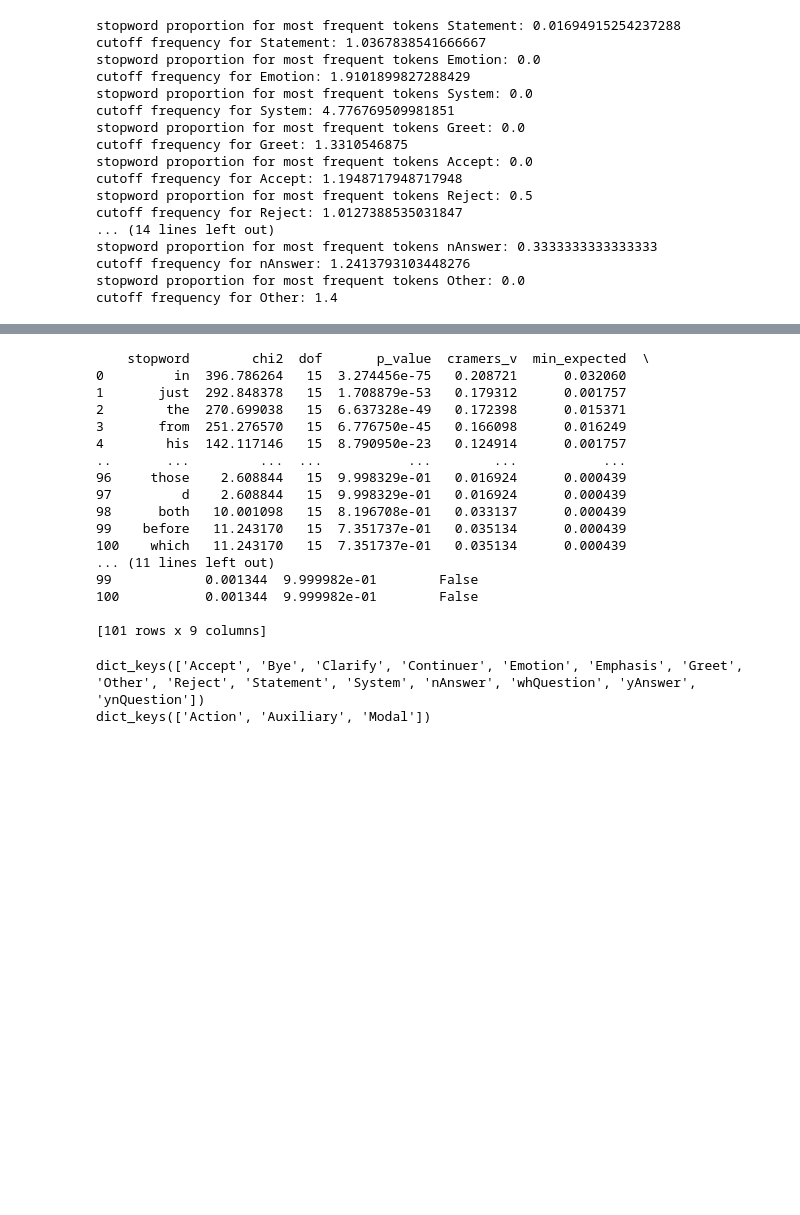
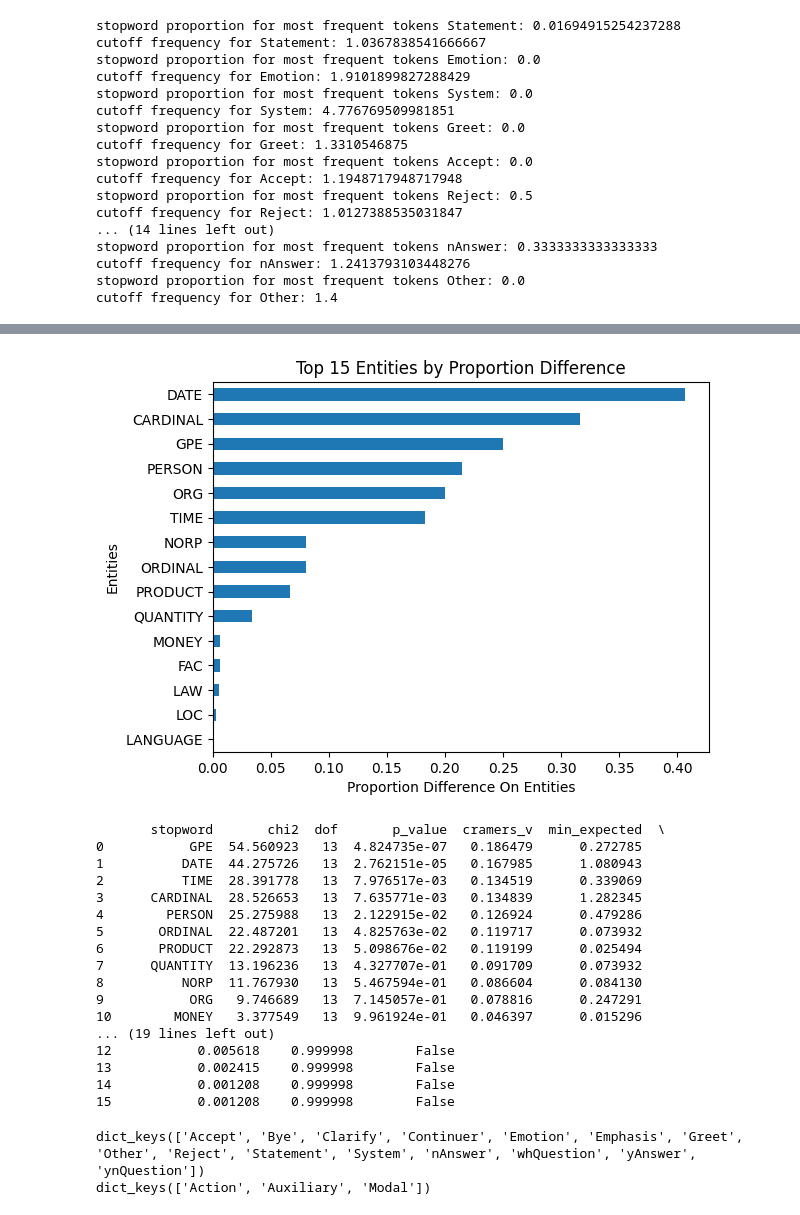
Before and after one commit to NevaEvar/NLP_Final_Project, a Jupyter notebook: Main.ipynb, the cells around one changed output, grey strips where cells are left out. Cells and saved outputs as stored; diff of their text form; code cells hidden in the pictures; blank space fills up the shorter version.

```diff
--- a/Main.ipynb
+++ b/Main.ipynb
@@ -235,37 +239,47 @@ No stopwords found at distance 1 from named entity EVENT
 # %%
 # task 3.3
 # H0: stopwords are uniformly distributed across named entities
 # H1: stopwords are not uniformly distributed across named entities
 sortEntities = sorted(entities, key = lambda x: x[1])  # Sort by entity label
 # dictionary of stopwords occuring at distance 1 from named entity
 entGroupsM = defaultdict(list)
 for i in sortEntities:
-    entGroupsM[i[1]].extend(i[3]) # stop words at distance 1
-    entGroupsM[i[1]].extend(i[4]) # normal words at distance 1
+    for j in range(len(i[3])): # extends for the amount of stop words found in entity
+        entGroupsM[i[2]].extend([i[1]]) # saves the entity label
+
+propDfEnt, propDfTotalsEnt = stopwordStats.ProportionalityMatrixEntity(entGroupsM)
+# statistical values for hypothesis testing
+
+diffEnt = propDfEnt.max(axis = 0) - propDfEnt.min(axis = 0)
+top15Ent = diffEnt.sort_values(ascending=False).head(15)
+top15Ent.sort_values(ascending = True).plot(kind='barh')
+plt.xlabel('Proportion Difference On Entities')
+plt.ylabel('Entities')
+plt.title('Top 15 Entities by Proportion Difference')
+plt.show()
 
 
-propDfEnt, propDfTotalsEnt = stopwordStats.ProportionalityMatrix(entGroupsM)
-# statistical values for hypothesis testing
 resultsEnt = stats.MatrixStatistics(propDfEnt, propDfTotalsEnt)
 print(resultsEnt)
 # %% [output]
+[figure, added]
-    stopword        chi2  dof       p_value  cramers_v  min_expected  \
-0         in  396.786264   15  3.274456e-75   0.208721      0.032060
-1       just  292.848378   15  1.708879e-53   0.179312      0.001757
-2        the  270.699038   15  6.637328e-49   0.172398      0.015371
-3       from  251.276570   15  6.776750e-45   0.166098      0.016249
-4        his  142.117146   15  8.790950e-23   0.124914      0.001757
-..       ...         ...  ...           ...        ...           ...
-96     those    2.608844   15  9.998329e-01   0.016924      0.000439
-97         d    2.608844   15  9.998329e-01   0.016924      0.000439
-98      both   10.001098   15  8.196708e-01   0.033137      0.000439
-99    before   11.243170   15  7.351737e-01   0.035134      0.000439
-100    which   11.243170   15  7.351737e-01   0.035134      0.000439
-... (11 lines left out)
-99            0.001344  9.999982e-01        False
-100           0.001344  9.999982e-01        False
-
-[101 rows x 9 columns]
+       stopword       chi2  dof       p_value  cramers_v  min_expected  \
+0           GPE  54.560923   13  4.824735e-07   0.186479      0.272785
+1          DATE  44.275726   13  2.762151e-05   0.167985      1.080943
+2          TIME  28.391778   13  7.976517e-03   0.134519      0.339069
+3      CARDINAL  28.526653   13  7.635771e-03   0.134839      1.282345
+4        PERSON  25.275988   13  2.122915e-02   0.126924      0.479286
+5       ORDINAL  22.487201   13  4.825763e-02   0.119717      0.073932
+6       PRODUCT  22.292873   13  5.098676e-02   0.119199      0.025494
+7      QUANTITY  13.196236   13  4.327707e-01   0.091709      0.073932
+8          NORP  11.767930   13  5.467594e-01   0.086604      0.084130
+9           ORG   9.746689   13  7.145057e-01   0.078816      0.247291
+10        MONEY   3.377549   13  9.961924e-01   0.046397      0.015296
+... (19 lines left out)
+12           0.005618    0.999998        False
+13           0.002415    0.999998        False
+14           0.001208    0.999998        False
+15           0.001208    0.999998        False
 # %%
 #task 4.1
 verbTypesList = []
```
Also changed, not shown: parts of 5 cells of this notebook, 1 other file.
